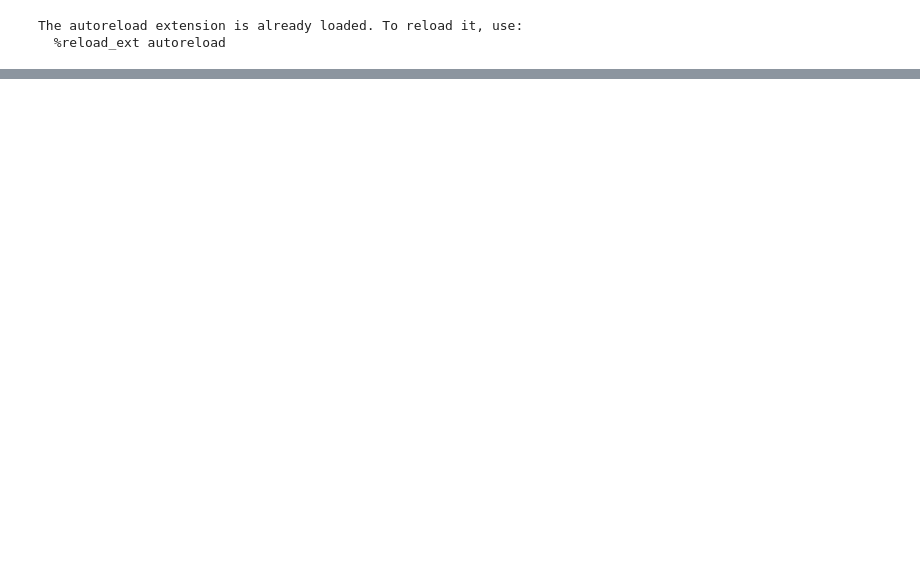
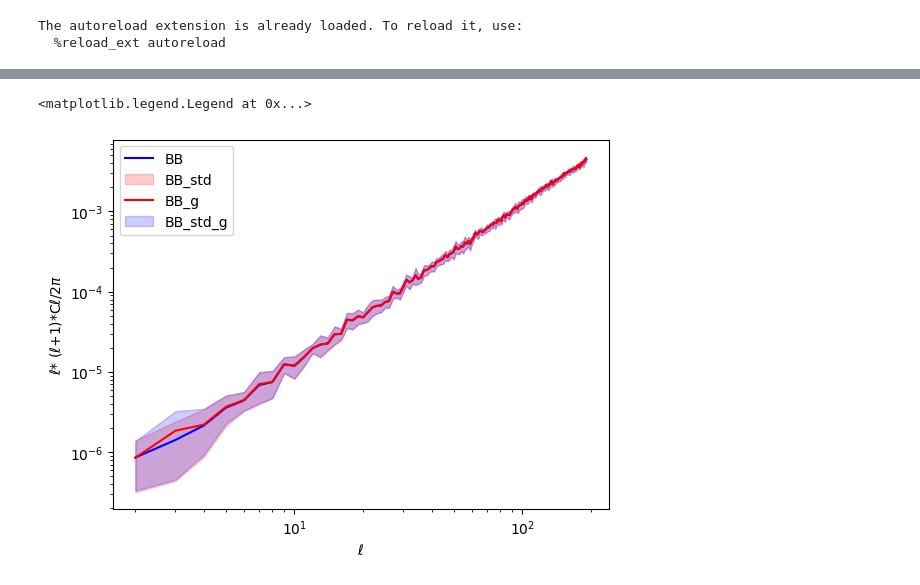
Before and after one commit to AlicePirotta/APC, a Jupyter notebook: noise.ipynb, the cells around one changed output, grey strips where cells are left out. Drawn from its saved outputs; the diff is of its cells as text; code cells hidden in the pictures; blank space fills up the shorter version.

```diff
--- a/noise.ipynb
+++ b/noise.ipynb
@@ -124,0 +196,11 @@ print(min_.x)
+# %%
+plt.loglog(ell, y, label = "BB", color= 'blue')
+plt.fill_between(ell,y+std, y-std, alpha=0.2, label="BB_std", color = 'red')
+plt.loglog(ell,y_g, label = "BB_g", color = 'red')
+plt.fill_between(ell,y_g+std_g, y_g-std_g, alpha=0.2, label="BB_std_g", color = 'blue')
+plt.xlabel(r'$\ell$')
+plt.ylabel(r'$\ell$* ($\ell$+1)*C$\ell$/2$\pi$')
+plt.legend()
+# %% [output]
+<matplotlib.legend.Legend at 0x...>
+[figure, added]
```
Also changed, not shown: parts of 8 cells of this notebook.
